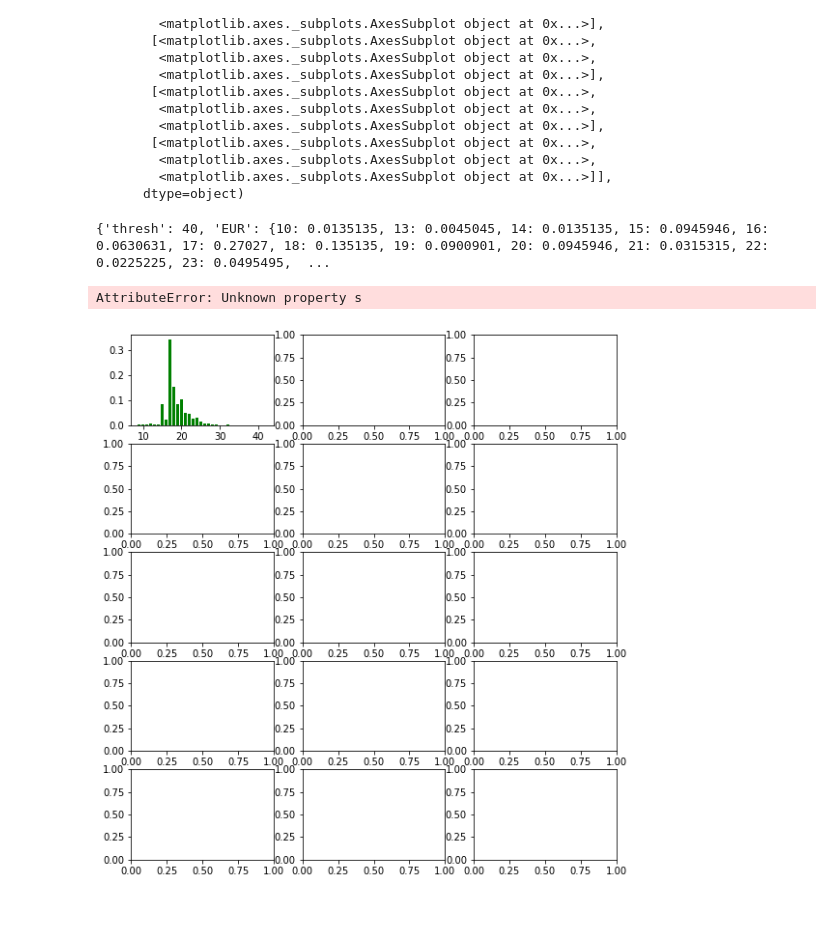
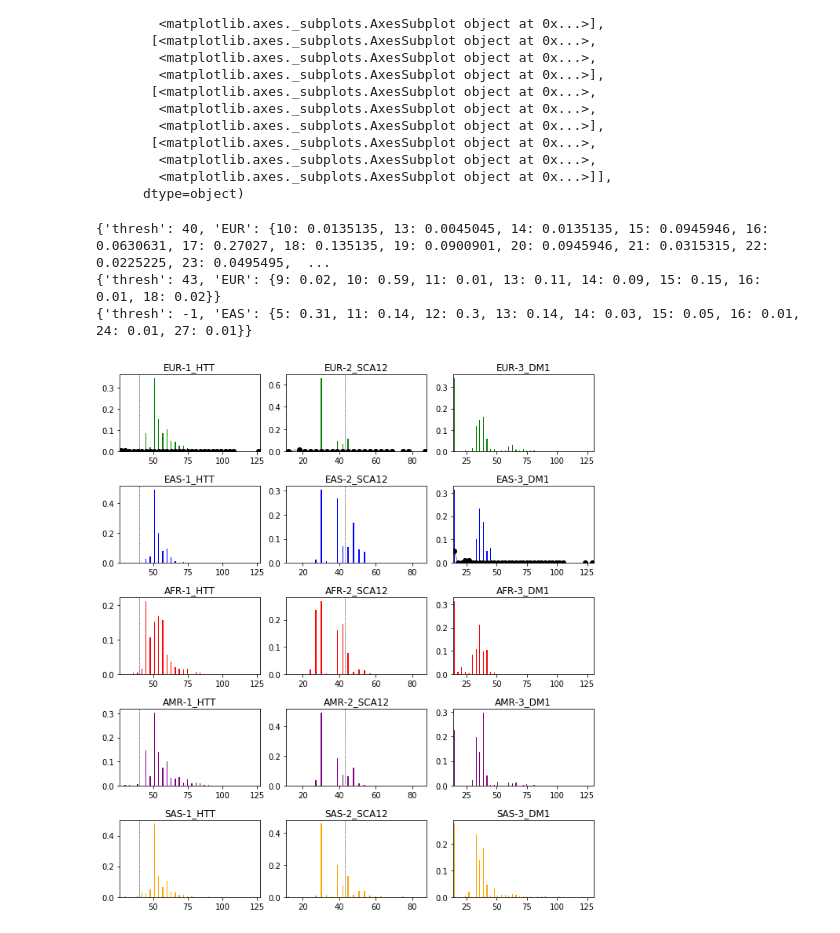
Before and after one commit to gymrek-lab/EnsembleTR, a Jupyter notebook: callset-qc/1000G_CallerQC_Figures.ipynb, the cells around one changed output. Saved outputs shown, nothing was run; the diff lists cells and outputs as text; code cells hidden in the pictures.

Commit message:
added separate afreq script

```diff
--- a/callset-qc/1000G_CallerQC_Figures.ipynb
+++ b/callset-qc/1000G_CallerQC_Figures.ipynb
@@ -11,9 +11,25 @@ POPS = [   "ACB", "ASW", "ESN", "GWD", "LWK", "MSL", "YRI", \
 
 # Load config information
 #OUTDIR = os.environ["KGOUTDIR"]
-OUTDIR="/storage/mgymrek/1000Genomes/qc"
+OUTDIR="/storage/nmmsv/x_playground/callset_qc_outs/afreq_step"
 # %% [output]
 Populating the interactive namespace from numpy and matplotlib
+# %%
+popcolors = {}
+popcolors["AFR"] = "red"
+popcolors["AMR"] = "purple"
+popcolors["EAS"] = "blue"
+popcolors["EUR"] = "green"
+popcolors["SAS"] = "orange"
+
+def get_motif(al):
+    for m_len in range(1, int(len(al)/2) + 1):
+        if len(al) % m_len != 0:
+            continue
+        motif = al[0:m_len]
+        if al == motif * int(len(al) / m_len):
+            return motif
+    raise ValueError('Could not find motif!')
 # %%
 # Num calls by pop
 
@@ -166,7 +177,6 @@ num_pops = len(superpops) # superpops=numrows
 
 fig, axis_array = plt.subplots(num_pops, num_loci, figsize=(num_loci*3, num_pops*2))
 
-
 plotnum = 0
 for i in range(called_freqs.shape[0]):
     chrom = called_freqs["chrom"].values[i]
@@ -181,7 +191,7 @@ for i in range(called_freqs.shape[0]):
         ctstring = called_freqs["freq_%s"%sp].values[i]
         for allele in ctstring.split(","):
             al, fq = allele.split(":")
-            al = int(float(al)); fq = float(fq)
+            al = int(len(al)/len(get_motif(al))); fq = float(fq)
             spcts[al] = fq
         for a in spcts.keys(): alleles.add(a)
         popcounts[sp] = spcts
@@ -195,33 +205,34 @@ for i in range(called_freqs.shape[0]):
         for sp in superpops:
             spcts = {}
             cstring = k["freq_%s"%sp].values[0]
             if str(cstring) == "nan": continue
             for allele in cstring.split(","):
                 al, fq = allele.split(":")
                 al = int(float(al)); fq = float(fq)
                 spcts[al] = fq
             kcounts[sp] = spcts
             print(kcounts)
 
     for j in range(len(superpops)):
         ax = axis_array[j, i]
         ax.bar(alleles, [popcounts[superpops[j]].get(a, 0) for a in alleles], color=popcolors[superpops[j]])
 
         # Plot known
         if superpops[j] in kcounts.keys():
             ax.plot(alleles, [kcounts[superpops[j]].get(a, 0) for a in alleles], color="black",
-                   marker="o", linewidth=0.5, s=0.5)
+                   marker="o", linewidth=0.5)
 
         # Plot threshold
         if kcounts["thresh"]>-1:
             ax.axvline(x=kcounts["thresh"], linewidth=0.5, color="black", linestyle="dashed")
         ax.set_xlim(left=min(alleles)-1, right=max(alleles)+1)
         ax.set_title("%s-%s"%(superpops[j], locus_id))
         #ax.grid(True)
         plotnum += 1
 
 fig.tight_layout()
 # %% [output]
 {'thresh': 40, 'EUR': {10: 0.0135135, 13: 0.0045045, 14: 0.0135135, 15: 0.0945946, 16: 0.0630631, 17: 0.27027, 18: 0.135135, 19: 0.0900901, 20: 0.0945946, 21: 0.0315315, 22: 0.0225225, 23: 0.0495495,  ...
+{'thresh': 43, 'EUR': {9: 0.02, 10: 0.59, 11: 0.01, 13: 0.11, 14: 0.09, 15: 0.15, 16: 0.01, 18: 0.02}}
+{'thresh': -1, 'EAS': {5: 0.31, 11: 0.14, 12: 0.3, 13: 0.14, 14: 0.03, 15: 0.05, 16: 0.01, 24: 0.01, 27: 0.01}}
-AttributeError: Unknown property s
-[figure, old version]
+[figure, new version]
```
Also changed, not shown: parts of 3 cells of this notebook, 4 other files.
